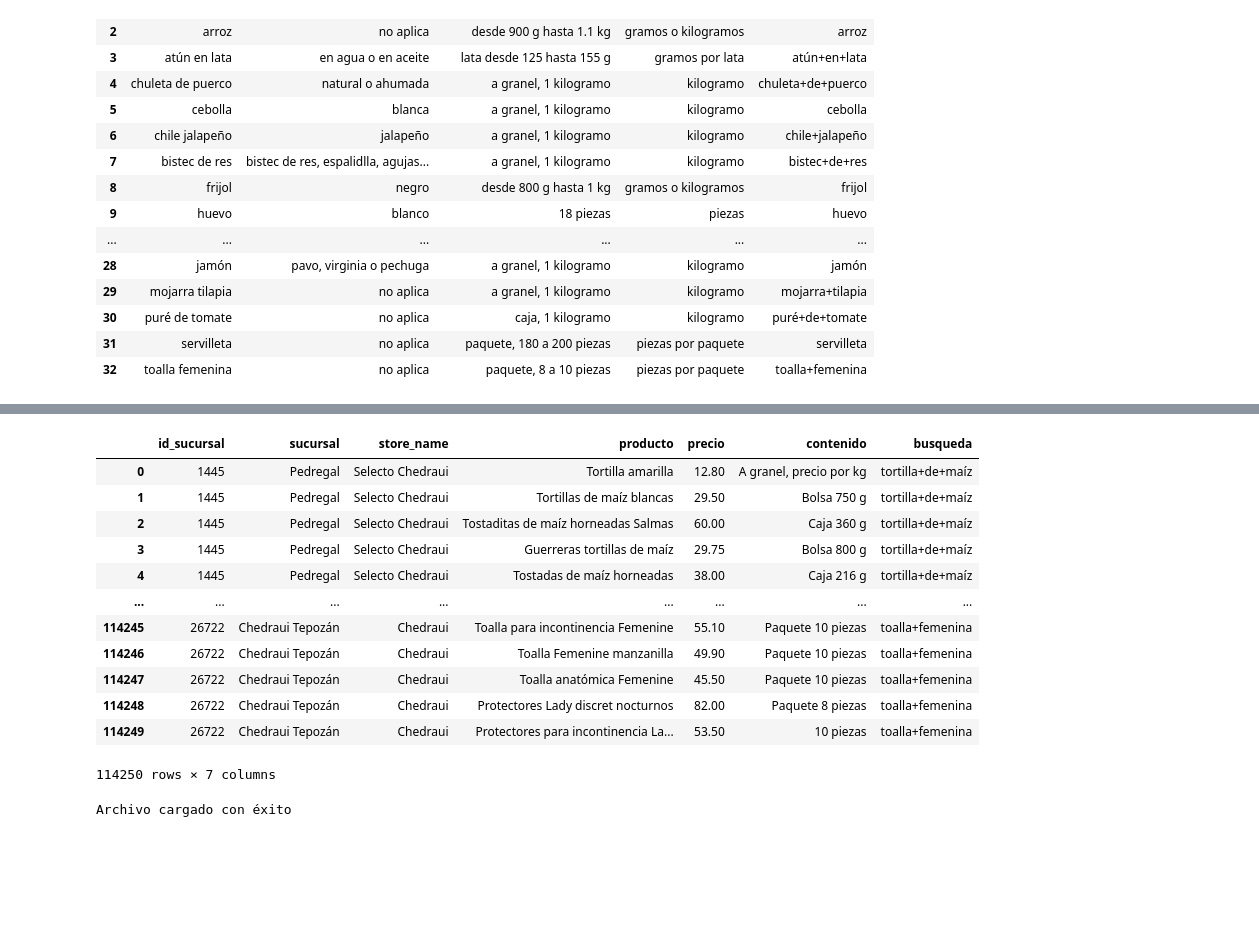
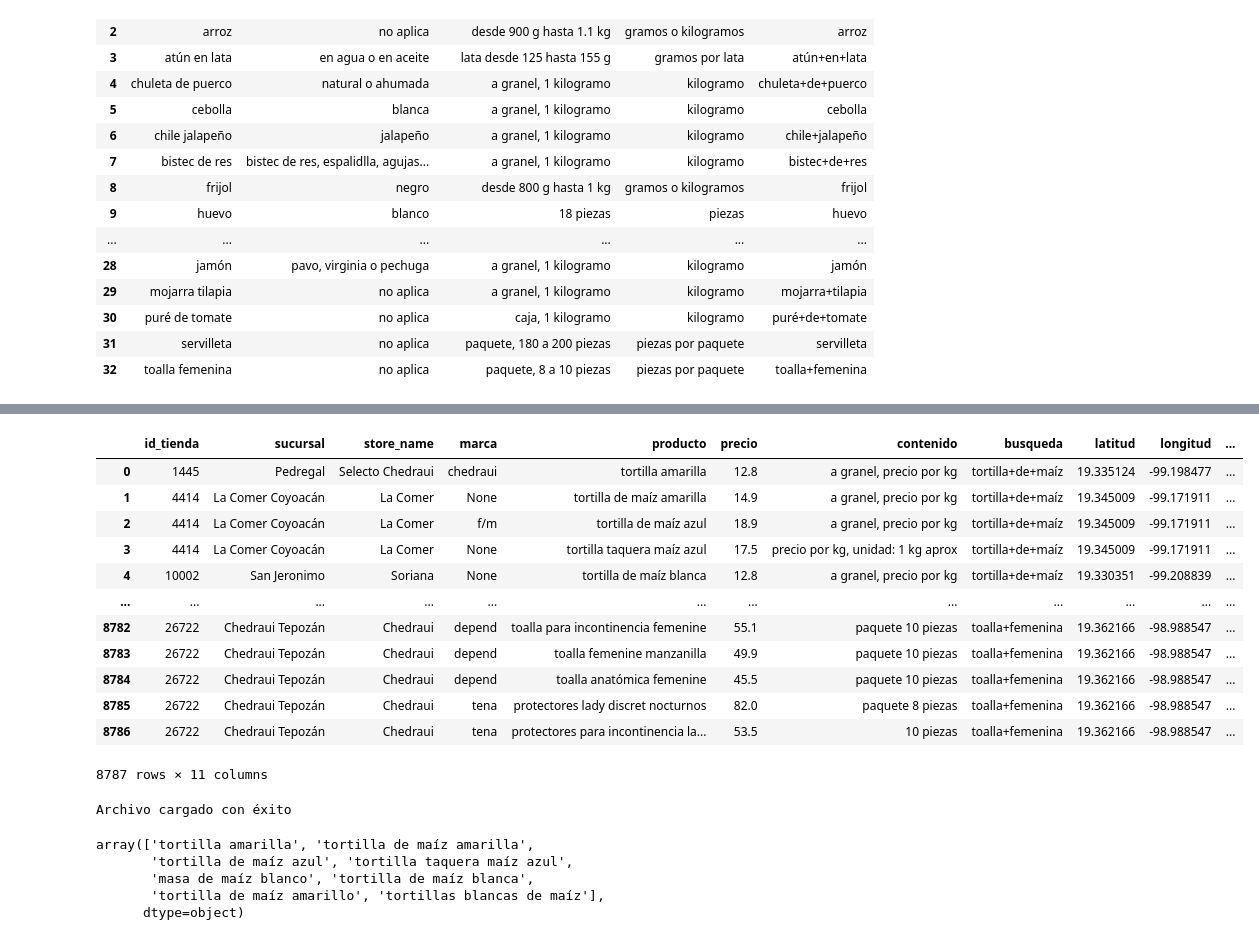
Before and after one commit to labdatos-se/pacic, a Jupyter notebook: corner_general.ipynb, the cells around one changed output, grey strips where cells are left out. Cells and saved outputs as stored; diff of their text form; code cells hidden in the pictures; blank space fills up the shorter version.

```diff
--- a/corner_general.ipynb
+++ b/corner_general.ipynb
@@ -31,6 +31,7 @@ def push_request(df, nombre_archivo,commit_message,carpeta):
 def limpiaprod(df):
     #Tortilla.
     tortilla = df.query('busqueda.str.contains("tortilla") and contenido.str.contains("precio por kg")')
+    tortilla = tortilla[~tortilla["producto"].str.contains("masa")]
     #Aceite
     aceite = df.query('busqueda.str.contains("aceite") & (contenido.str.contains("850") | contenido.str.contains("875") | contenido.str.contains("900") | contenido.str.contains("946") | contenido.str.contains("1 l"))')
     aceite=aceite.query('producto.str.contains("vegetal") | producto.str.contains("canola")')
@@ -168,5 +169,6 @@ df_sucursales = pl.read_csv(suc_url,encoding="latin1")
 #column names to lower case
 df_sucursales=df_sucursales.to_pandas()
 df_sucursales.columns = map(str.lower, df_sucursales.columns)
+df_sucursales["address"]=df_sucursales["address"].str.lower()
 
 df_sucursales
@@ -363,6 +351,7 @@ NameError: name 'url_basica' is not defined
 df_productos = pd.DataFrame({"id_tienda":id_sucursal, "sucursal":sucursal, "store_name":store_name,"marca":marca, "producto":producto, "precio":precio, "contenido":contenido, "busqueda":busqueda})
 df_productos["producto"] = df_productos["producto"].str.lower()
 df_productos["contenido"] = df_productos["contenido"].str.lower()
+df_productos["marca"] = df_productos["marca"].str.lower()
 # %%
 len(df_productos)
 # %% [output]
@@ -378,24 +393,35 @@ NameError: name 'df_productos' is not defined
 # %%
 df_prod_limpia=limpiaprod(df_productos)
-# %% [output]
-|  | id_sucursal | sucursal | store_name | producto | precio | contenido | busqueda |
-| 0 | 1445 | Pedregal | Selecto Chedraui | Tortilla amarilla | 12.80 | A granel, precio por kg | tortilla+de+maíz |
-| 1 | 1445 | Pedregal | Selecto Chedraui | Tortillas de maíz blancas | 29.50 | Bolsa 750 g | tortilla+de+maíz |
-| 2 | 1445 | Pedregal | Selecto Chedraui | Tostaditas de maíz horneadas Salmas | 60.00 | Caja 360 g | tortilla+de+maíz |
-| 3 | 1445 | Pedregal | Selecto Chedraui | Guerreras tortillas de maíz | 29.75 | Bolsa 800 g | tortilla+de+maíz |
-| 4 | 1445 | Pedregal | Selecto Chedraui | Tostadas de maíz horneadas | 38.00 | Caja 216 g | tortilla+de+maíz |
-| ... | ... | ... | ... | ... | ... | ... | ... |
-| 114245 | 26722 | Chedraui Tepozán | Chedraui | Toalla para incontinencia Femenine | 55.10 | Paquete 10 piezas | toalla+femenina |
-| 114246 | 26722 | Chedraui Tepozán | Chedraui | Toalla Femenine manzanilla | 49.90 | Paquete 10 piezas | toalla+femenina |
-| 114247 | 26722 | Chedraui Tepozán | Chedraui | Toalla anatómica Femenine | 45.50 | Paquete 10 piezas | toalla+femenina |
-| 114248 | 26722 | Chedraui Tepozán | Chedraui | Protectores Lady discret nocturnos | 82.00 | Paquete 8 piezas | toalla+femenina |
-| 114249 | 26722 | Chedraui Tepozán | Chedraui | Protectores para incontinencia La... | 53.50 | 10 piezas | toalla+femenina |
-114250 rows × 7 columns
 # %%
 #Pegar coordenadas de sucursales
 df_prod_limpia = pd.merge(df_prod_limpia, df_sucursales[["id_tienda", "latitud", "longitud", "address"]], on="id_tienda", how="left")
+# %%
+df_prod_limpia
+# %% [output]
+|  | id_tienda | sucursal | store_name | marca | producto | precio | contenido | busqueda | latitud | longitud | ... |
+| 0 | 1445 | Pedregal | Selecto Chedraui | chedraui | tortilla amarilla | 12.8 | a granel, precio por kg | tortilla+de+maíz | 19.335124 | -99.198477 | ... |
+| 1 | 4414 | La Comer Coyoacán | La Comer | None | tortilla de maíz amarilla | 14.9 | a granel, precio por kg | tortilla+de+maíz | 19.345009 | -99.171911 | ... |
+| 2 | 4414 | La Comer Coyoacán | La Comer | f/m | tortilla de maíz azul | 18.9 | a granel, precio por kg | tortilla+de+maíz | 19.345009 | -99.171911 | ... |
+| 3 | 4414 | La Comer Coyoacán | La Comer | None | tortilla taquera maíz azul | 17.5 | precio por kg, unidad: 1 kg aprox | tortilla+de+maíz | 19.345009 | -99.171911 | ... |
+| 4 | 10002 | San Jeronimo | Soriana | None | tortilla de maíz blanca | 12.8 | a granel, precio por kg | tortilla+de+maíz | 19.330351 | -99.208839 | ... |
+| ... | ... | ... | ... | ... | ... | ... | ... | ... | ... | ... | ... |
+| 8782 | 26722 | Chedraui Tepozán | Chedraui | depend | toalla para incontinencia femenine | 55.1 | paquete 10 piezas | toalla+femenina | 19.362166 | -98.988547 | ... |
+| 8783 | 26722 | Chedraui Tepozán | Chedraui | depend | toalla femenine manzanilla | 49.9 | paquete 10 piezas | toalla+femenina | 19.362166 | -98.988547 | ... |
+| 8784 | 26722 | Chedraui Tepozán | Chedraui | depend | toalla anatómica femenine | 45.5 | paquete 10 piezas | toalla+femenina | 19.362166 | -98.988547 | ... |
+| 8785 | 26722 | Chedraui Tepozán | Chedraui | tena | protectores lady discret nocturnos | 82.0 | paquete 8 piezas | toalla+femenina | 19.362166 | -98.988547 | ... |
+| 8786 | 26722 | Chedraui Tepozán | Chedraui | tena | protectores para incontinencia la... | 53.5 | 10 piezas | toalla+femenina | 19.362166 | -98.988547 | ... |
+8787 rows × 11 columns
 # %%
 #Push a github
 push_request(df_prod_limpia, "productos_limpia.csv","Se suben datos limpios","datos")
 # %% [output]
 Archivo cargado con éxito
+# %%
+#Ver productos unicos si busqueda contiene la palabra "tortilla"
+df_prod_limpia[df_prod_limpia["busqueda"].str.contains("tortilla")]["producto"].unique()
+# %% [output]
+array(['tortilla amarilla', 'tortilla de maíz amarilla',
+       'tortilla de maíz azul', 'tortilla taquera maíz azul',
+       'masa de maíz blanco', 'tortilla de maíz blanca',
+       'tortilla de maíz amarillo', 'tortillas blancas de maíz'],
+      dtype=object)
```
Also changed, not shown: parts of 6 cells of this notebook.
